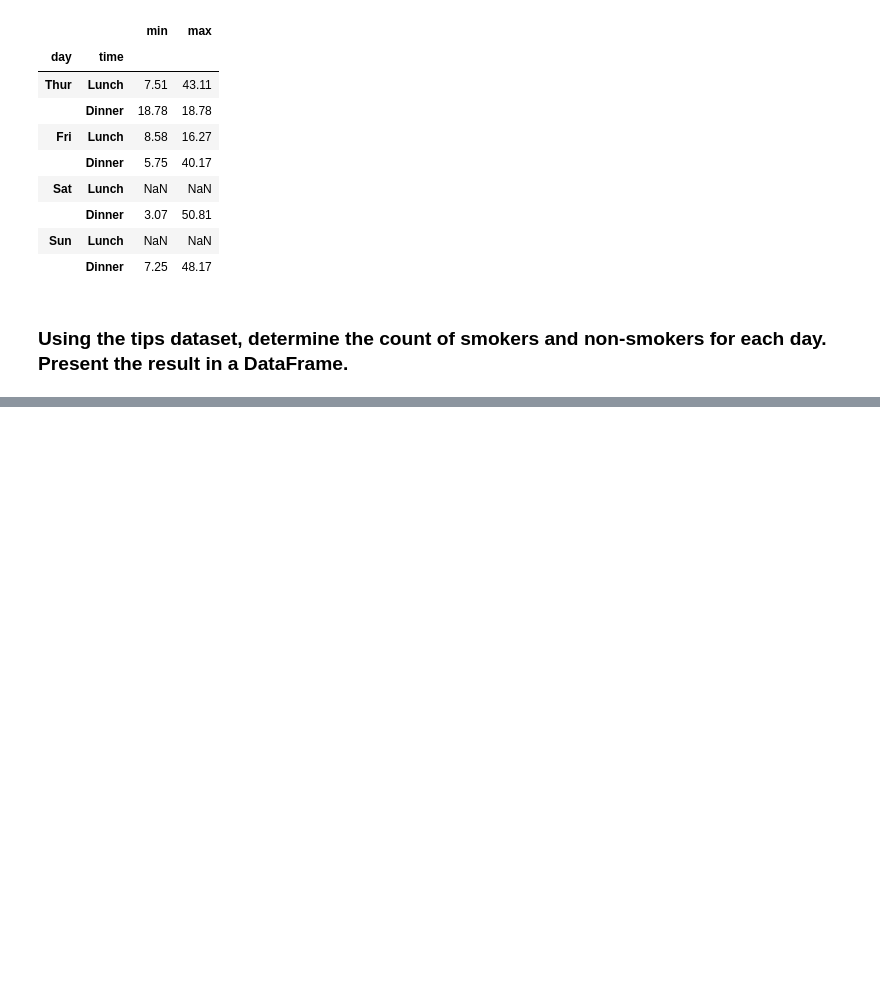
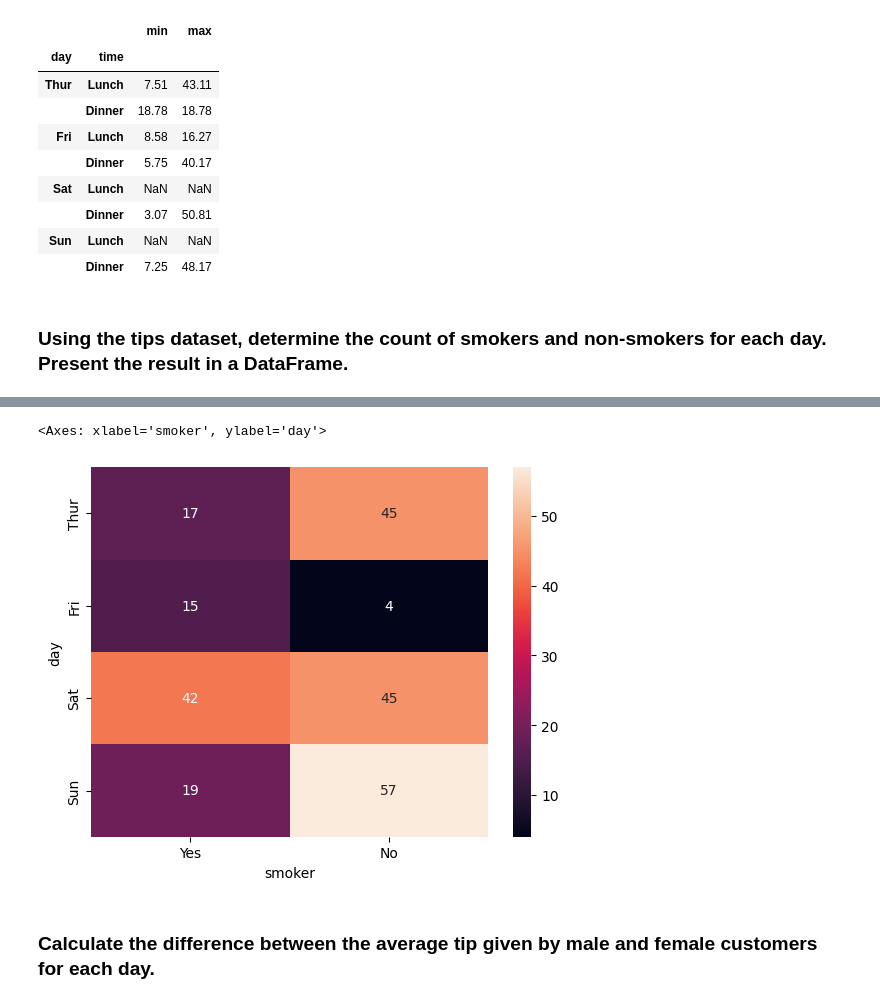
Before and after one commit to arshad-huh/Python-Data-Analysis-Challenge, a Jupyter notebook: 19_pandas_III.ipynb, the cells around one changed output, grey strips where cells are left out. Cells and saved outputs as stored; diff of their text form; code cells hidden in the pictures; blank space fills up the shorter version.

```diff
--- a/19_pandas_III.ipynb
+++ b/19_pandas_III.ipynb
@@ -74,0 +73,3 @@ tips.pivot_tbale
+# %%
+df2 = pd.crosstab(tips['day'], tips['smoker'])
+df2
@@ -74,0 +83,7 @@ tips.pivot_tbale
+# %%
+sns.heatmap(df2, annot=True)
+# %% [output]
+<Axes: xlabel='smoker', ylabel='day'>
+[figure, added]
+# %% [markdown]
+### Calculate the difference between the average tip given by male and female customers for each day.
```
Also changed, not shown: parts of 15 cells of this notebook.
